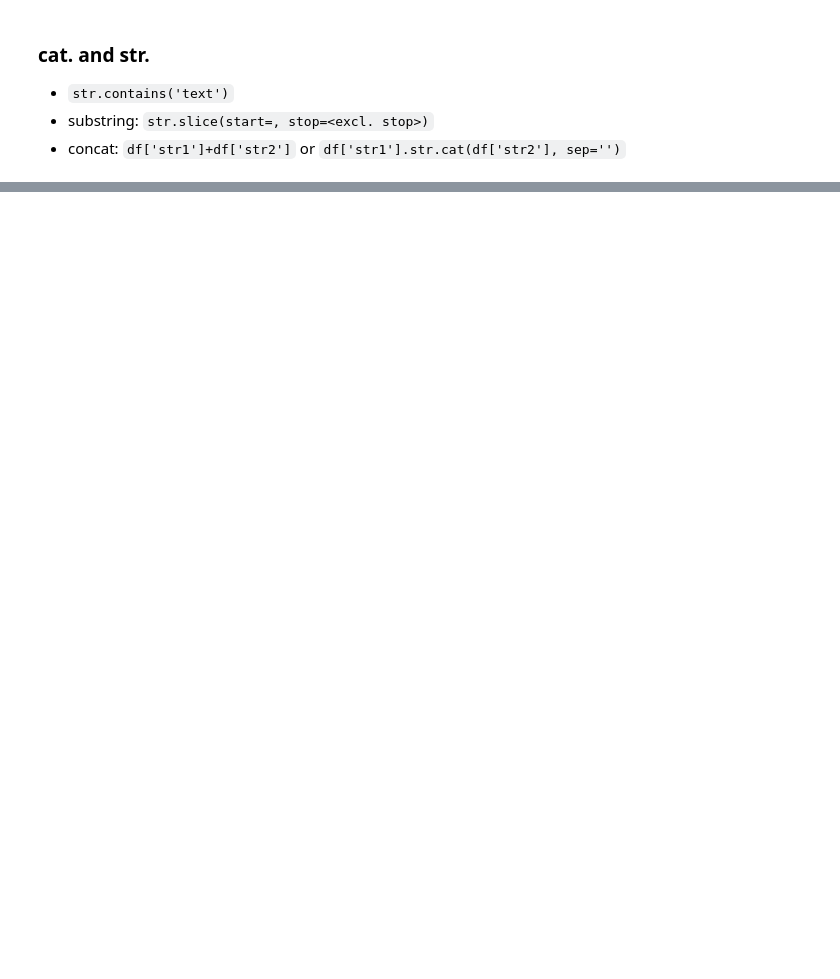
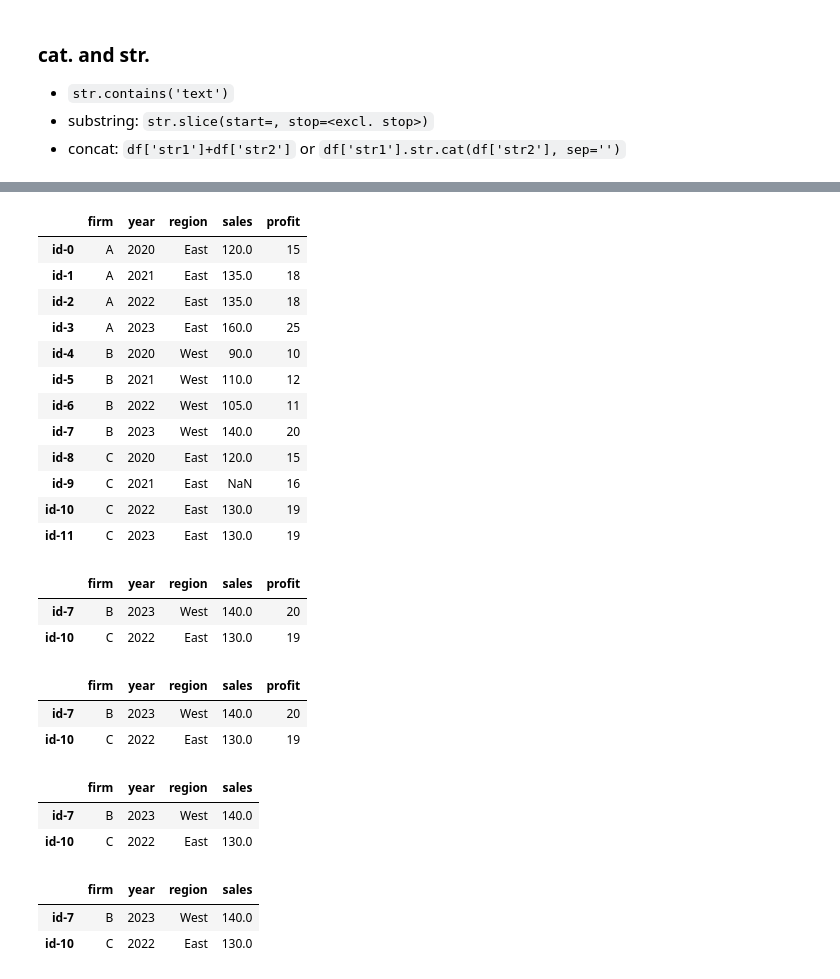
Before and after one commit to jeremyxtmeng/learning-pandas-plotting, a Jupyter notebook: learning_7_summary.ipynb, the cells around one changed output, grey strips where cells are left out. Saved outputs shown, nothing was run; the diff lists cells and outputs as text; code cells hidden in the pictures; blank space fills up the shorter version.

```diff
--- a/learning_7_summary.ipynb
+++ b/learning_7_summary.ipynb
@@ -327,0 +529,41 @@ df1
+# %%
+df2=df0.rename(index={i: f'id-{i}' for i in range(12) })
+df2
+# %% [output]
+|  | firm | year | region | sales | profit |
+| id-0 | A | 2020 | East | 120.0 | 15 |
+| id-1 | A | 2021 | East | 135.0 | 18 |
+| id-2 | A | 2022 | East | 135.0 | 18 |
+| id-3 | A | 2023 | East | 160.0 | 25 |
+| id-4 | B | 2020 | West | 90.0 | 10 |
+| id-5 | B | 2021 | West | 110.0 | 12 |
+| id-6 | B | 2022 | West | 105.0 | 11 |
+| id-7 | B | 2023 | West | 140.0 | 20 |
+| id-8 | C | 2020 | East | 120.0 | 15 |
+| id-9 | C | 2021 | East | NaN | 16 |
+| id-10 | C | 2022 | East | 130.0 | 19 |
+| id-11 | C | 2023 | East | 130.0 | 19 |
+# %%
+df2.loc[['id-7','id-10']]
+# %% [output]
+|  | firm | year | region | sales | profit |
+| id-7 | B | 2023 | West | 140.0 | 20 |
+| id-10 | C | 2022 | East | 130.0 | 19 |
+# %%
+df2.iloc[[7, 10]]
+# %% [output]
+|  | firm | year | region | sales | profit |
+| id-7 | B | 2023 | West | 140.0 | 20 |
+| id-10 | C | 2022 | East | 130.0 | 19 |
+# %%
+df2.loc[['id-7','id-10'], 'firm':'sales']
+# %% [output]
+|  | firm | year | region | sales |
+| id-7 | B | 2023 | West | 140.0 |
+| id-10 | C | 2022 | East | 130.0 |
+# %%
+df2.iloc[[7,10], 0:4]
+# %% [output]
+|  | firm | year | region | sales |
+| id-7 | B | 2023 | West | 140.0 |
+| id-10 | C | 2022 | East | 130.0 |
```
Also changed, not shown: parts of 28 cells of this notebook, 1 other file.
